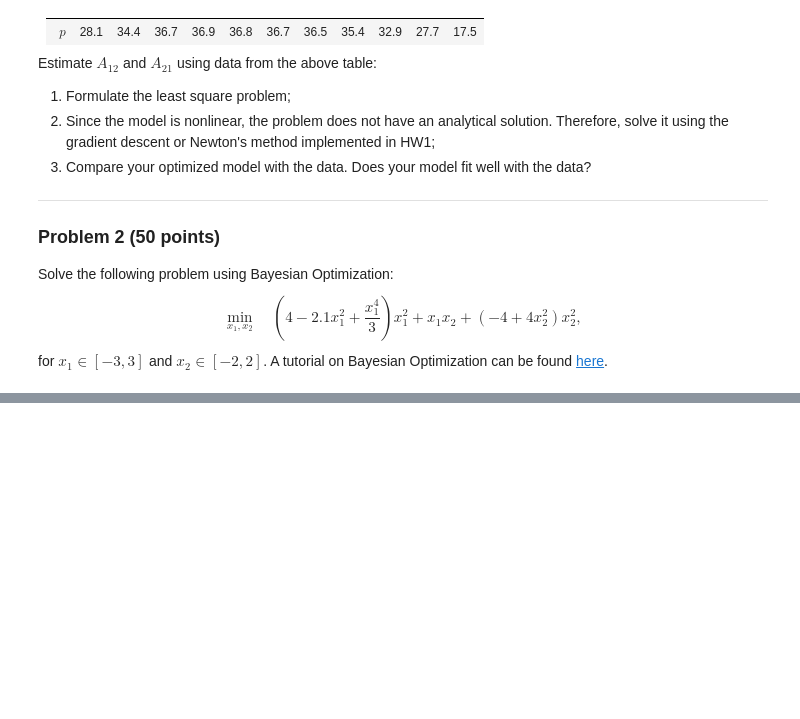
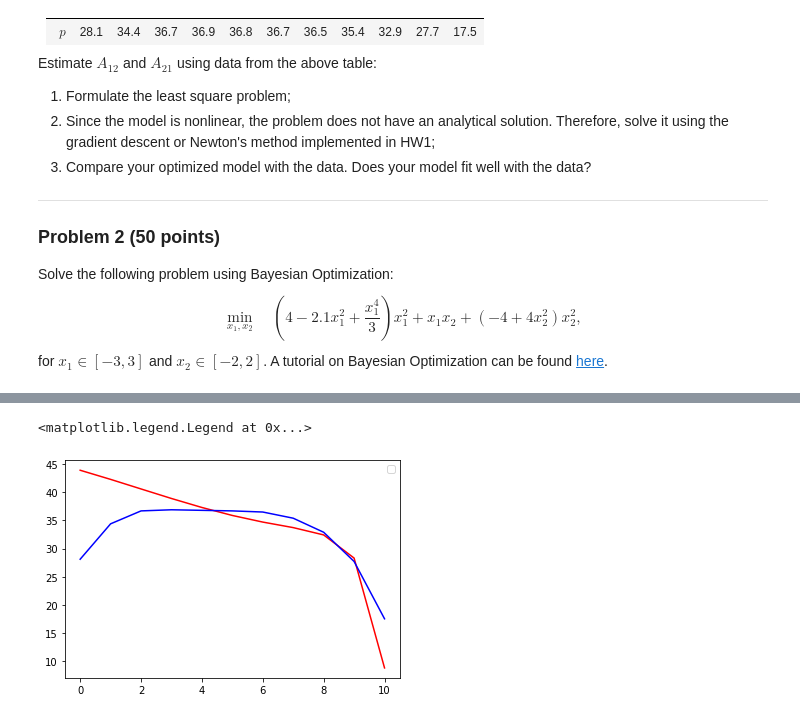
Before and after one commit to DesignInformaticsLab/DesignOptimization2021Fall, a Jupyter notebook: Homework/Homework3.ipynb, the cells around one changed output, grey strips where cells are left out. Saved outputs shown, nothing was run; the diff lists cells and outputs as text; code cells hidden in the pictures; blank space fills up the shorter version.

```diff
--- a/Homework/Homework3.ipynb
+++ b/Homework/Homework3.ipynb
@@ -56,53 +56,64 @@ import matplotlib.pyplot as plt
 SMOOTH = 1e-5
 
 
+# def model(X, A, p_sat):
+#     k1 = A[0]*((A[1]*X[1]/(A[0]*X[0] + A[1]*X[1]))**2)
+#     k2 = A[1]*((A[0]*X[0]/(A[0]*X[0] + A[1]*X[1]))**2)
+#     t1 = X[0]*torch.exp(k1)*p_sat[0]
+#     t2 = X[1]*torch.exp(k2)*p_sat[1]
+#     return t1 + t2
+
 def model(X, A, p_sat):
-    # Question : Temporary variables and the computational graph ...
-    k1 = A[0]*(A[1]*X[1]/(A[0]*X[0] + A[1]*X[1]))
-    k2 = A[1]*(A[0]*X[0]/(A[0]*X[0] + A[1]*X[1]))
-    t1 = X[0]*torch.exp((k1**2))*p_sat[0]
-    t2 = X[1]*torch.exp((k2**2))*p_sat[1]
+    p1 = A[0]*X[0]
+    p2 = A[1]*X[1]
+    sum = p1 + p2
+    k1 = A[0]*((p2/sum)**2)
+    k2 = A[1]*((p1/sum)**2)
+    t1 = X[0]*torch.exp(k1)*p_sat[0]
+    t2 = X[1]*torch.exp(k2)*p_sat[1]
     return t1 + t2
 
-
 # Define the variables to be optimized over
-A = torch.tensor([2.5,2.8], requires_grad = True, dtype = torch.float64)
+A = torch.tensor([2.0,2.0], requires_grad = True, dtype = torch.float64)
 # Data
 X = np.asarray([np.arange(0,1.1,0.1), 1-np.arange(0,1.1,0.1)])
 X = torch.from_numpy(X)
-p = torch.tensor([28.1, 34.4, 36.7, 36.9, 36.8, 36.7, 36.5, 35.4, 32.9, 27.8, 17.5], requires_grad =  False, dtype = torch.float64)
+p = torch.tensor([28.1, 34.4, 36.7, 36.9, 36.8, 36.7, 36.5, 35.4, 32.9, 27.7, 17.5], requires_grad =  False, dtype = torch.float64)
+# Constants
+a = torch.tensor([[8.07131, 1730.63, 233.426],[7.43155, 1554.679, 240.337]], requires_grad= False)
+T = 20
+p_sat_water = torch.tensor(a[0][0] - (a[0][1]/(T + a[0][2])))
+p_sat_dioxane = torch.tensor(a[1][0] - (a[1][1]/(T + a[1][2])))
+p_sat = torch.pow(torch.tensor([p_sat_water, p_sat_dioxane], requires_grad = False, dtype = torch.float64),10)
 
-# Constants
-# a = torch.tensor([[8.07131, 1730.63, 233.426],[7.43155, 1554.679, 240.337]], requires_grad= False)
-# T = 20
-# p_sat_water = torch.tensor(a[0][0] - (a[0][1]/(T + a[0][2])))
-# p_sat_dioxane = torch.tensor(a[1][0] - (a[1][1]/(T + a[1][2])))
-p_sat = torch.tensor([1.2424, 1.4598], requires_grad = False, dtype = torch.float64)
+print("Model: ", model(X,A,p_sat).detach().numpy())
+print("Truth: ", p.detach().numpy())
 
+def phi(alpha,p, A):
+    return np.sum((p - model(X, A, p_sat)).detach().numpy()**2) - alpha*0.8*np.dot(A.grad, A.grad)
 
-def phi(alpha,X, A, p_sat):
-    return model(X, A, p_sat) - alpha*0.8*np.dot(A.grad.detach().numpy(), A.grad.detach().numpy())
-
-
-def line_search(X, A, p_sat):
+def line_search(X, p, A, p_sat):
     alpha = 0.001  # initialize step size
-    while np.linalg.norm(np.nan_to_num(phi(alpha,X, A, p_sat).detach().numpy()))<np.linalg.norm(np.nan_to_num(model(X = X, A = A-alpha*A.grad, p_sat = p_sat).detach().numpy())):  # if f(x+a*d)>phi(a) then backtrack. d is the search direction
-        # print("Backtracking...")
+    while phi(alpha, p, A)<np.sum((p - model(X, A-alpha*A.grad, p_sat)).detach().numpy()**2):  # if f(x+a*d)>phi(a) then backtrack. d is the search direction
         alpha = 0.5*alpha
     return alpha
-
-for i in range(500):
+n_iter = 1000
+for i in range(n_iter):
     # Define the loss function
     loss = torch.sum((p - model(X, A, p_sat))**2)
     loss.backward()
-    alpha = line_search(X = X, A = A, p_sat = p_sat)
+    alpha = line_search(X = X, p = p, A = A, p_sat = p_sat)
     print("Alpha:", alpha, "Loss:", loss.data.numpy(), "Gradient:", A.grad.numpy(), "Parameter:", A.data.numpy())
 
     with torch.no_grad():
         A -= alpha * A.grad
+        if np.linalg.norm(A.grad) < 0.001:
+            break
         A.grad.zero_()
-
 p_final = model(X, A, p_sat)
 print("Model: ", p_final)
 print("Truth: ", p)
+plt.plot(p_final.detach().numpy(), 'red')
+plt.plot(p.detach().numpy(), 'blue')
+plt.legend()
 # %% [output]
@@ -126,3 +138,5 @@ Truth:  tensor([28.1000, 34.4000, 36.7000, 36.9000, 36.8000, 36.7000, 36.5000, 3
+<matplotlib.legend.Legend at 0x...>
+[figure, added]
 # %%
 # Problem 2: Bayesian Optimization
 import sklearn.gaussian_process as gp
```
Also changed, not shown: parts of 2 cells of this notebook, 1 other file.
